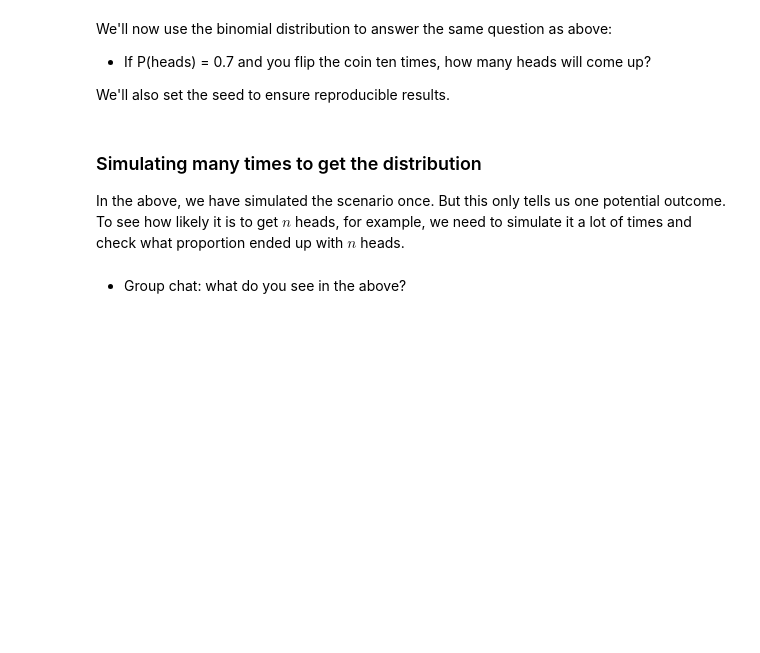
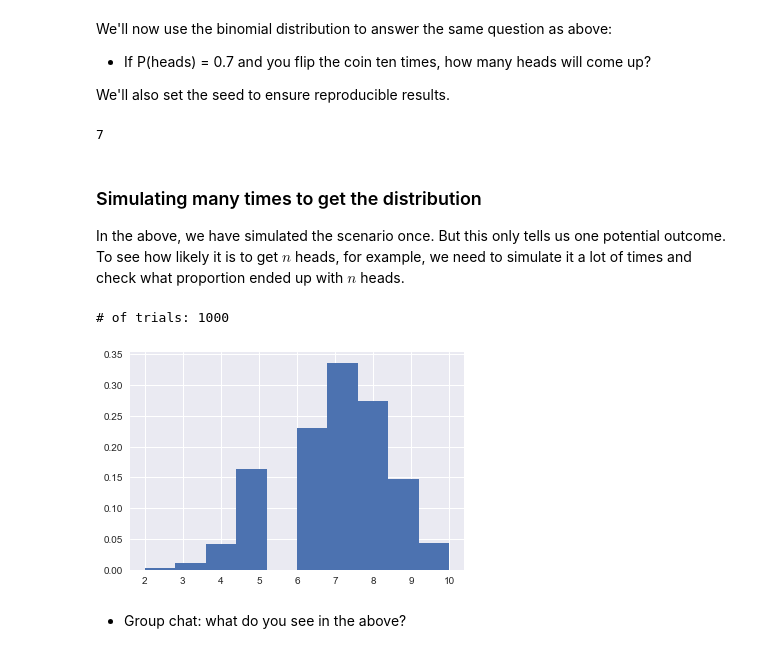
Before and after one commit to francescolosterzo/bayesian-stats-modelling-tutorial, a Jupyter notebook: notebooks/01a-student-probability-simulation.ipynb, the cells around one changed output. Cells and saved outputs as stored; diff of their text form; code cells hidden in the pictures; blank space fills up the shorter version.

```diff
--- a/notebooks/01a-student-probability-simulation.ipynb
+++ b/notebooks/01a-student-probability-simulation.ipynb
@@ -142,20 +149,30 @@ We'll now use the binomial distribution to answer the same question as above:
 We'll also set the seed to ensure reproducible results.
 # %%
 # Set seed
-___
+seed = 0
+np.random.seed(seed)
+
+p = 0.7
 
 # Simulate one run of flipping the biased coin 10 times
-___
+np.random.binomial(10, p)
+# %% [output]
+7
 # %% [markdown]
 ### Simulating many times to get the distribution
 
 In the above, we have simulated the scenario once. But this only tells us one potential outcome. To see how likely it is to get $n$ heads, for example, we need to simulate it a lot of times and check what proportion ended up with $n$ heads.
 # %%
 # Simulate 1,000 run of flipping the biased coin 10 times
-x = ___
+x = np.random.binomial(10, p, 1000)
+
+print('# of trials:', len(x))
 
 # Plot normalized histogram of results
 plt.hist(x, density=True, bins=10);
+# %% [output]
+# of trials: 1000
+[figure, added]
 # %% [markdown]
 * Group chat: what do you see in the above?
 # %% [markdown]
```
Also changed, not shown: parts of 21 cells of this notebook.
